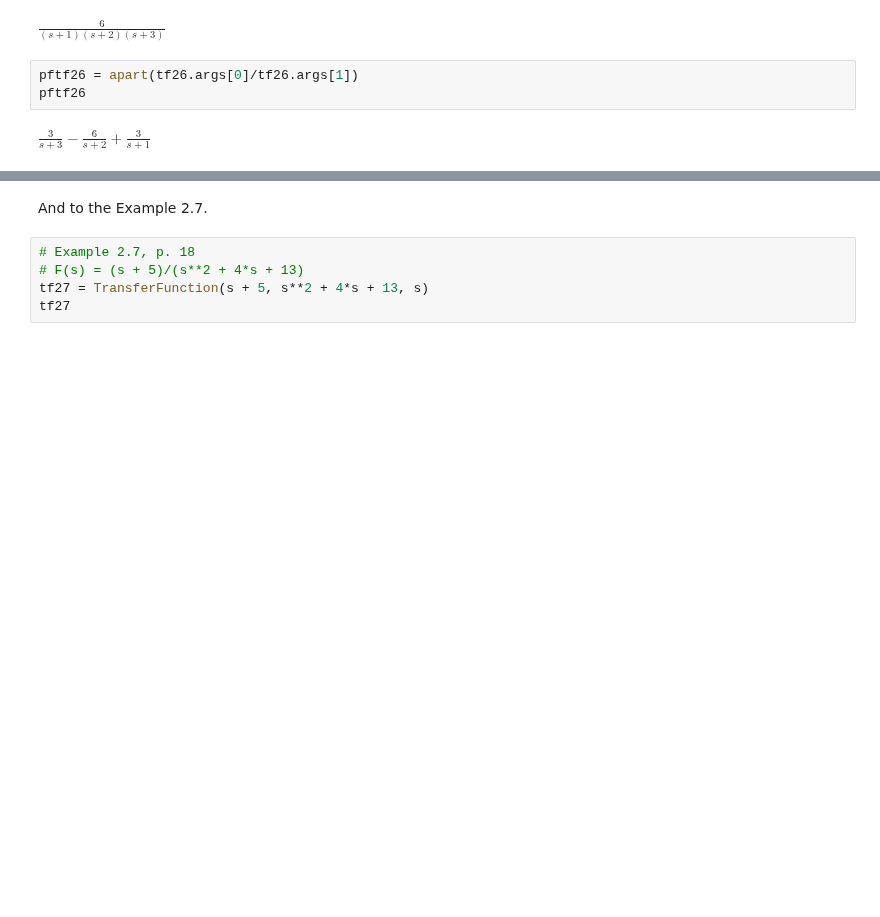
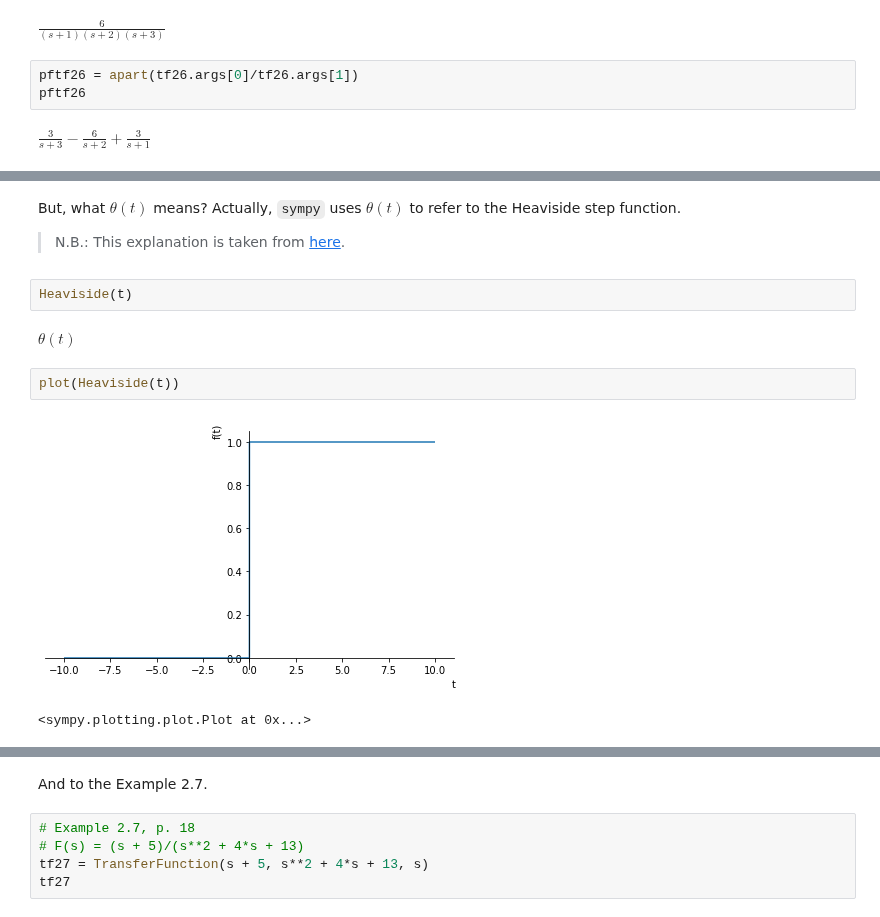
Before and after one commit to gmxavier/FAT0413150, a Jupyter notebook: notebooks/03.01-Chau-Ch2.ipynb, the cells around one changed output, grey strips where cells are left out. Drawn from its saved outputs; the diff is of its cells as text; blank space fills up the shorter version.

```diff
--- a/notebooks/03.01-Chau-Ch2.ipynb
+++ b/notebooks/03.01-Chau-Ch2.ipynb
@@ -96,2 +97,15 @@ inverse_laplace_transform(pftf26, s, t).expand()
 # %% [output]
 $\displaystyle 3 e^{- t} \theta\left(t\right) - 6 e^{- 2 t} \theta\left(t\right) + 3 e^{- 3 t} \theta\left(t\right)$
+# %% [markdown]
+But, what $\theta(t)$ means? Actually, `sympy` uses $\theta(t)$ to refer to the Heaviside step function.
+
+> N.B.: This explanation is taken from [here](https://dynamics-and-control.readthedocs.io/en/latest/1_Dynamics/3_Linear_systems/Laplace%20transforms.html).
+# %%
+Heaviside(t)
+# %% [output]
+$\displaystyle \theta\left(t\right)$
+# %%
+plot(Heaviside(t))
+# %% [output]
+[figure, added]
+<sympy.plotting.plot.Plot at 0x...>
```
Also changed, not shown: parts of 4 cells of this notebook.
